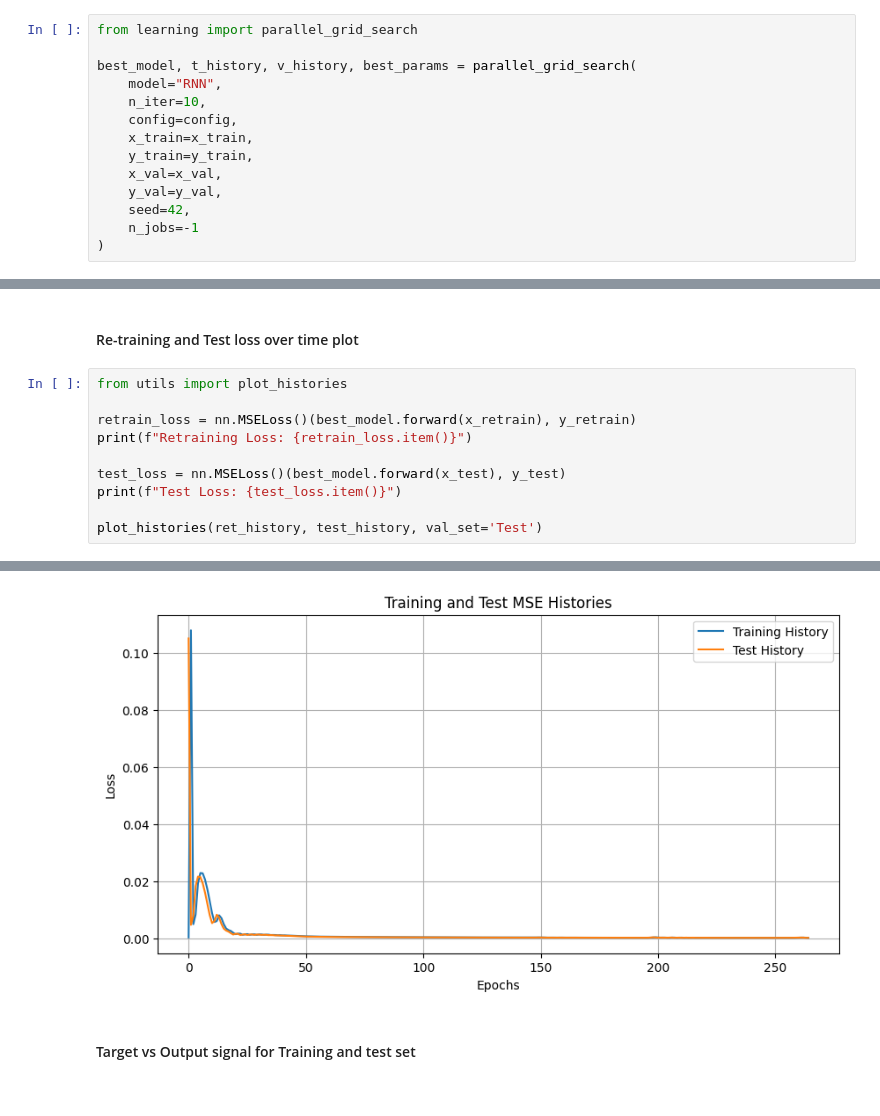
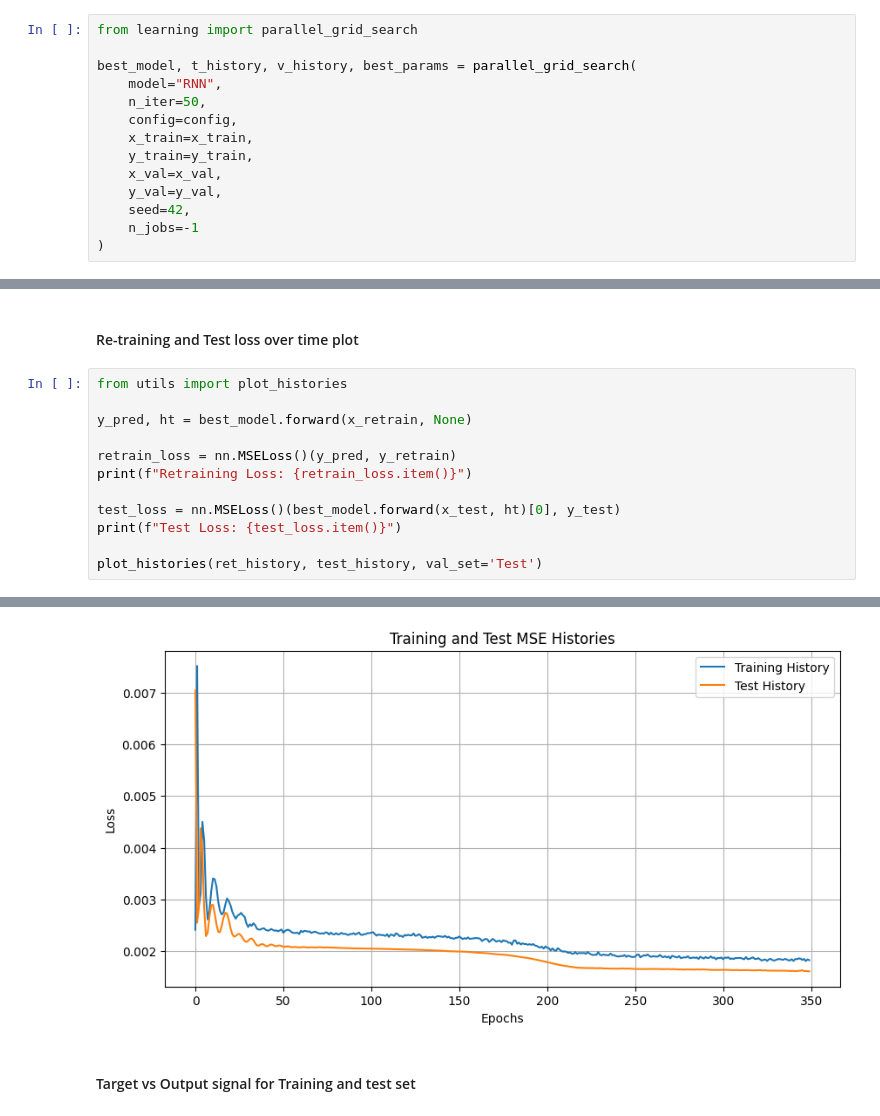
Before and after one commit to francealip/cns_lab, a Jupyter notebook: LAB3_1/main.ipynb, the cells around one changed output, grey strips where cells are left out. Saved outputs shown, nothing was run; the diff lists cells and outputs as text.

```diff
--- a/LAB3_1/main.ipynb
+++ b/LAB3_1/main.ipynb
@@ -224,7 +224,7 @@ from learning import parallel_grid_search
 
 best_model, t_history, v_history, best_params = parallel_grid_search(
     model="RNN",
-    n_iter=10,
+    n_iter=50,
     config=config,
     x_train=x_train,
     y_train=y_train,
@@ -293,10 +298,12 @@ Early stopping at epoch 77
 # %%
 from utils import plot_histories
 
-retrain_loss = nn.MSELoss()(best_model.forward(x_retrain), y_retrain)
+y_pred, ht = best_model.forward(x_retrain, None)
+
+retrain_loss = nn.MSELoss()(y_pred, y_retrain)
 print(f"Retraining Loss: {retrain_loss.item()}")
 
-test_loss = nn.MSELoss()(best_model.forward(x_test), y_test)
+test_loss = nn.MSELoss()(best_model.forward(x_test, ht)[0], y_test)
 print(f"Test Loss: {test_loss.item()}")
 
 plot_histories(ret_history, test_history, val_set='Test')
@@ -306,4 +313,4 @@ Test Loss: 0.0001333266554865986
-[figure, old version]
+[figure, new version]
 # %% [markdown]
 #### Target vs Output signal for Training and test set
 # %%
```
Also changed, not shown: parts of 6 cells of this notebook, 3 other files.
